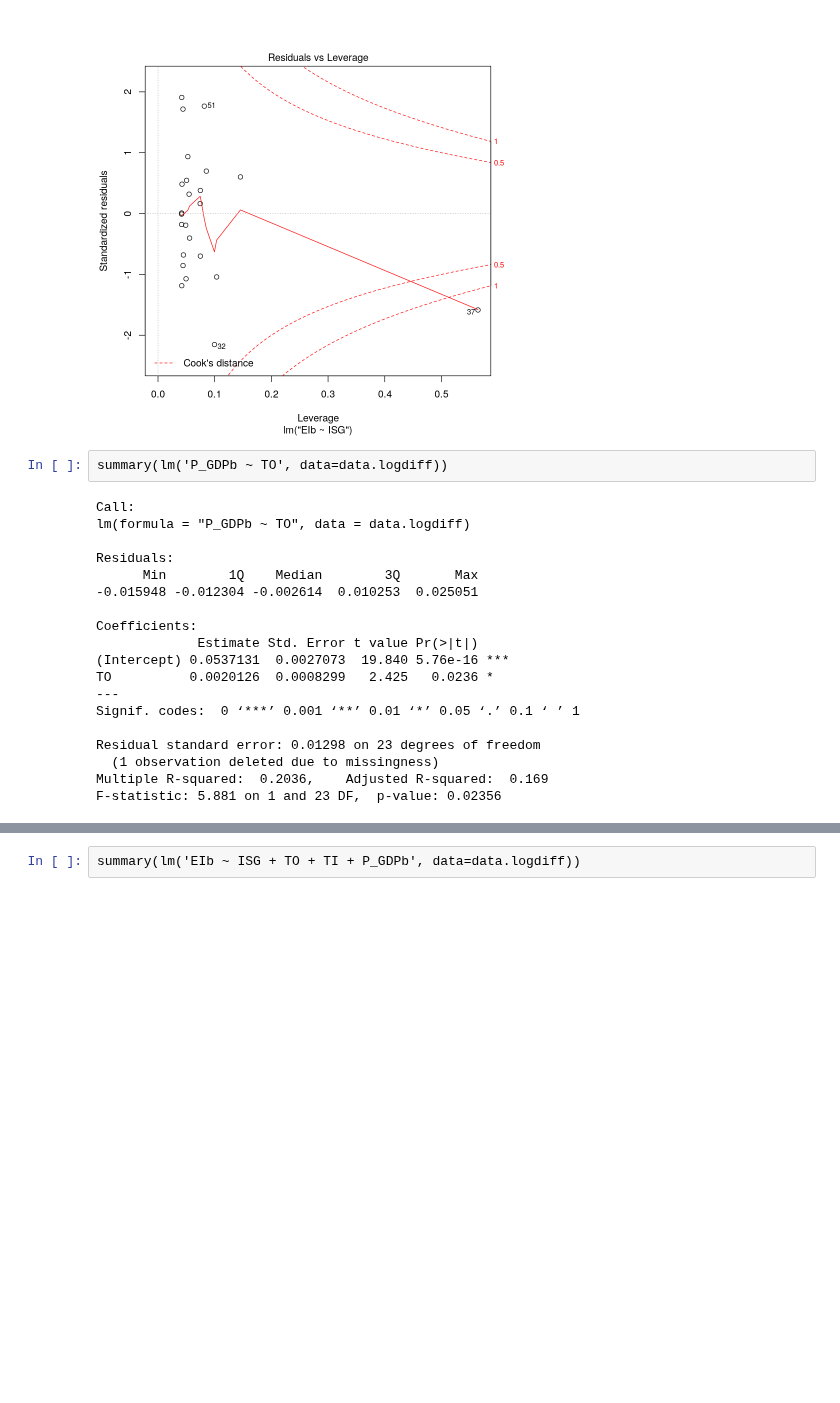
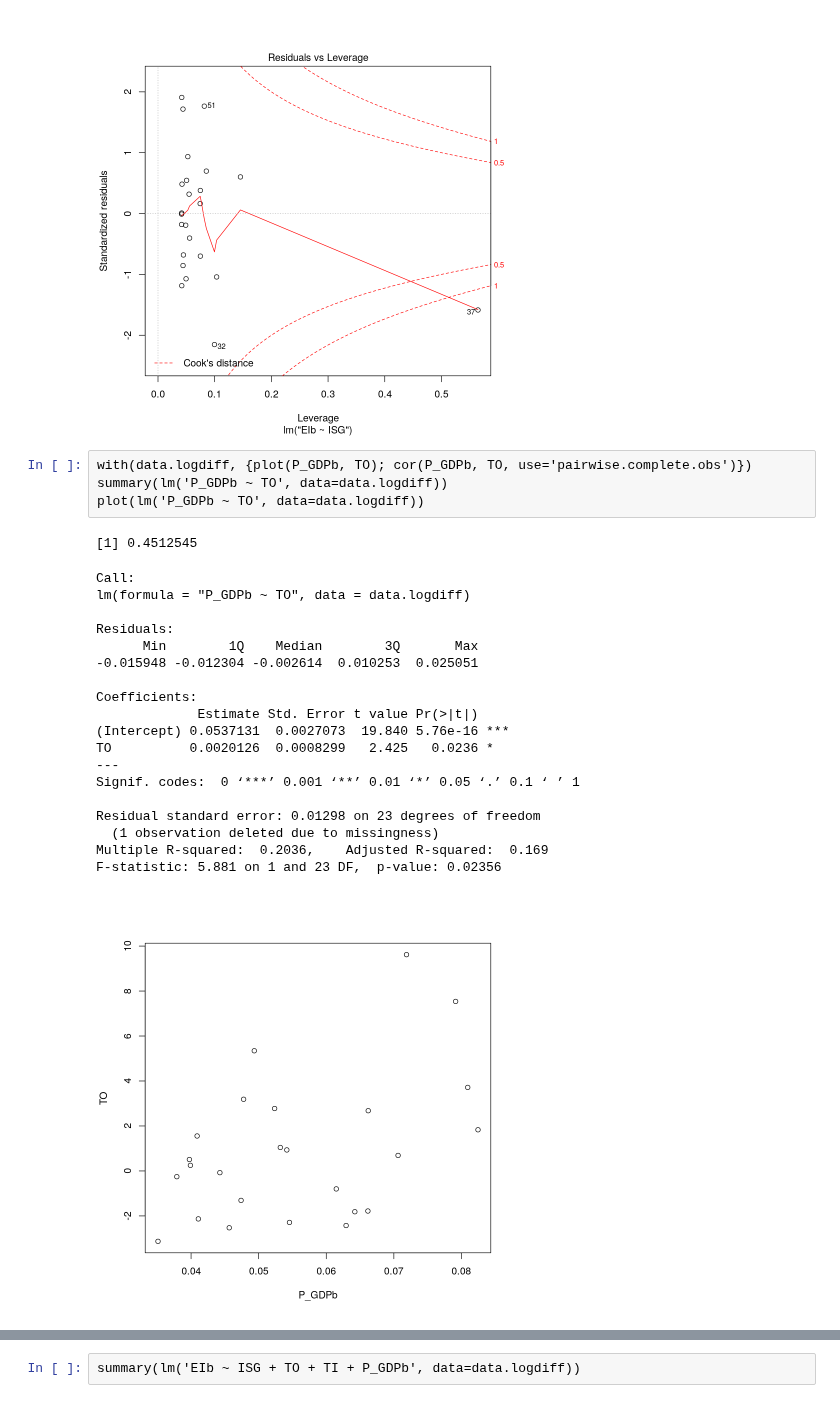
Before and after one commit to drakesiard/em-2020, a Jupyter notebook: analysis/7_logdiff_BDG_model_nesting.ipynb, the cells around one changed output, grey strips where cells are left out. Cells and saved outputs as stored; diff of their text form; blank space fills up the shorter version.

```diff
--- a/analysis/7_logdiff_BDG_model_nesting.ipynb
+++ b/analysis/7_logdiff_BDG_model_nesting.ipynb
@@ -114,24 +92,28 @@ F-statistic: 4.342e-05 on 1 and 22 DF,  p-value: 0.9948
 [figure]
 [figure]
 [figure]
-# %%
-summary(lm('P_GDPb ~ TO', data=data.logdiff))
-# %% [output]
-Call:
-lm(formula = "P_GDPb ~ TO", data = data.logdiff)
-
-Residuals:
-      Min        1Q    Median        3Q       Max
--0.015948 -0.012304 -0.002614  0.010253  0.025051
-
-Coefficients:
-             Estimate Std. Error t value Pr(>|t|)
-(Intercept) 0.0537131  0.0027073  19.840 5.76e-16 ***
-TO          0.0020126  0.0008299   2.425   0.0236 *
----
-Signif. codes:  0 ‘***’ 0.001 ‘**’ 0.01 ‘*’ 0.05 ‘.’ 0.1 ‘ ’ 1
-
-Residual standard error: 0.01298 on 23 degrees of freedom
-  (1 observation deleted due to missingness)
-Multiple R-squared:  0.2036,    Adjusted R-squared:  0.169
-F-statistic: 5.881 on 1 and 23 DF,  p-value: 0.02356
+# %%
+with(data.logdiff, {plot(P_GDPb, TO); cor(P_GDPb, TO, use='pairwise.complete.obs')})
+summary(lm('P_GDPb ~ TO', data=data.logdiff))
+plot(lm('P_GDPb ~ TO', data=data.logdiff))
+# %% [output]
+[1] 0.4512545
+Call:
+lm(formula = "P_GDPb ~ TO", data = data.logdiff)
+
+Residuals:
+      Min        1Q    Median        3Q       Max
+-0.015948 -0.012304 -0.002614  0.010253  0.025051
+
+Coefficients:
+             Estimate Std. Error t value Pr(>|t|)
+(Intercept) 0.0537131  0.0027073  19.840 5.76e-16 ***
+TO          0.0020126  0.0008299   2.425   0.0236 *
+---
+Signif. codes:  0 ‘***’ 0.001 ‘**’ 0.01 ‘*’ 0.05 ‘.’ 0.1 ‘ ’ 1
+
+Residual standard error: 0.01298 on 23 degrees of freedom
+  (1 observation deleted due to missingness)
+Multiple R-squared:  0.2036,    Adjusted R-squared:  0.169
+F-statistic: 5.881 on 1 and 23 DF,  p-value: 0.02356
+[figure, added]
```
Also changed, not shown: parts of 16 cells of this notebook.
